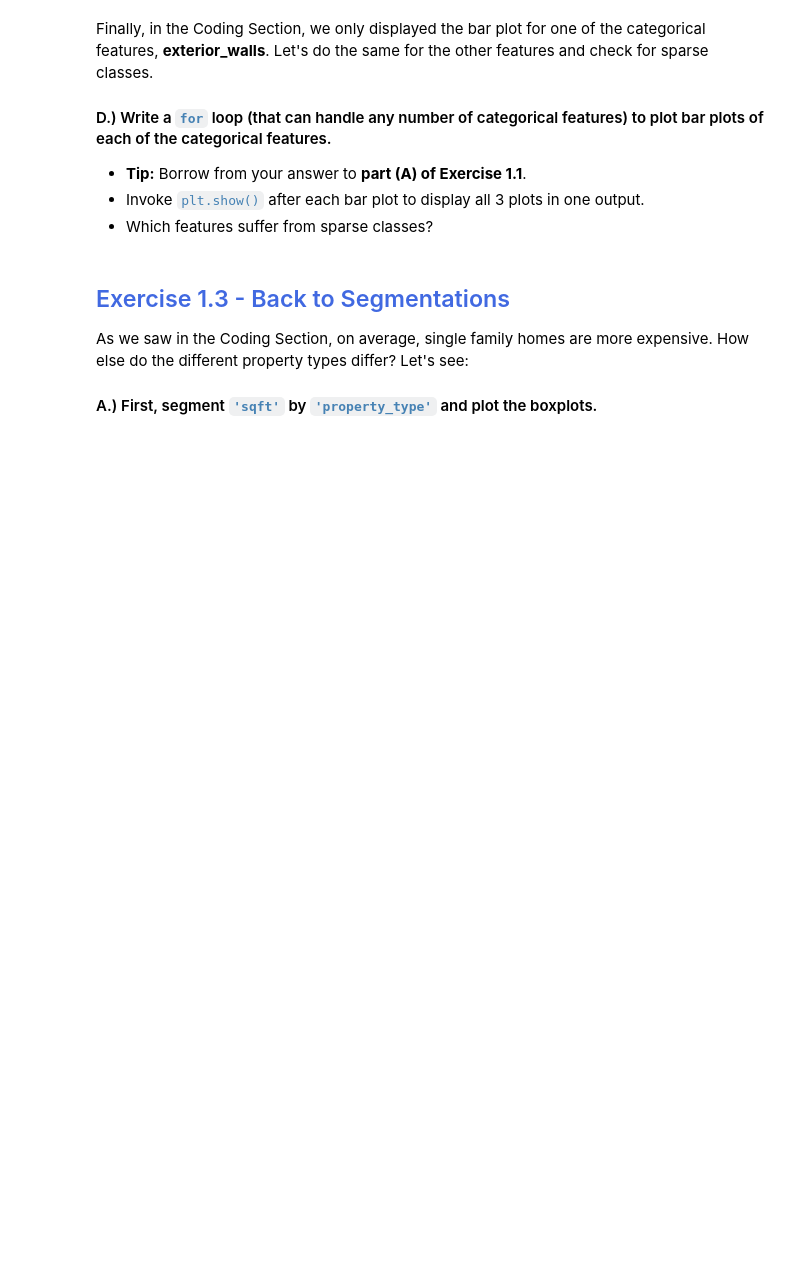
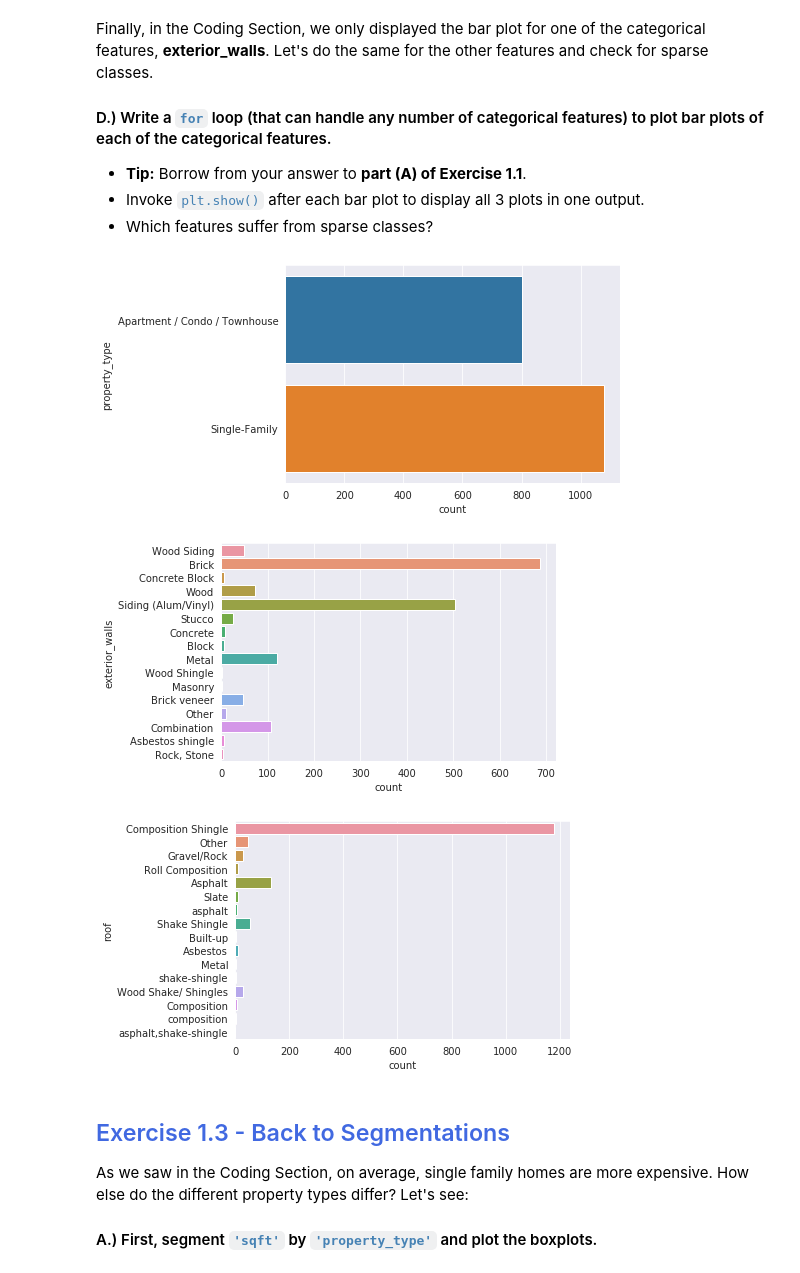
Before and after one commit to cedricsoares/elite_data_science, a Jupyter notebook: 1 - Workbook - Exploratory Analysis.ipynb, the cells around one changed output. Cells and saved outputs as stored; diff of their text form; code cells hidden in the pictures; blank space fills up the shorter version.

```diff
--- a/1 - Workbook - Exploratory Analysis.ipynb
+++ b/1 - Workbook - Exploratory Analysis.ipynb
@@ -191,3 +198,7 @@ dtype: object
 #### B.) Iterate through the categorical feature names and print each name.
 * By the way, to actually get the **feature names** that you can iterate through, you have to access the <code style="color:steelblue">.index</code> attribute.
 * **Tip:** Filter as you did in part (A), and then call the <code style="color:steelblue">.index</code> attribute.
+# %%
+categoricals = df.dtypes[df.dtypes == 'object']
+for categorical in categoricals.index:
+    print(categorical)
@@ -244,6 +299,14 @@ Finally, in the Coding Section, we only displayed the bar plot for one of the ca
 * **Tip:** Borrow from your answer to **part (A) of Exercise 1.1**.
 * Invoke <code style="color:steelblue">plt.show()</code> after each bar plot to display all 3 plots in one output.
 * Which features suffer from sparse classes?
+# %%
+for categorical in categoricals.index:
+    sns.countplot( y=categorical, data=df )
+    plt.show()
+# %% [output]
+[figure, added]
+[figure, added]
+[figure, added]
 # %% [markdown]
 ## <span style="color:RoyalBlue">Exercise 1.3 - Back to Segmentations</span>
 
```
Also changed, not shown: parts of 16 cells of this notebook.
